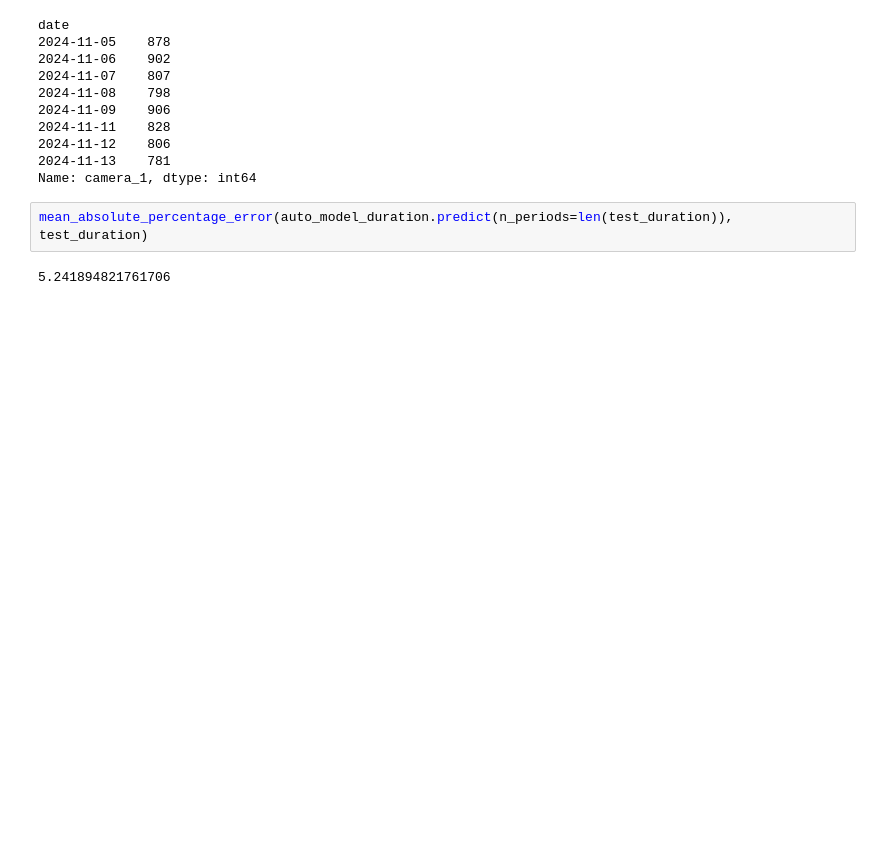
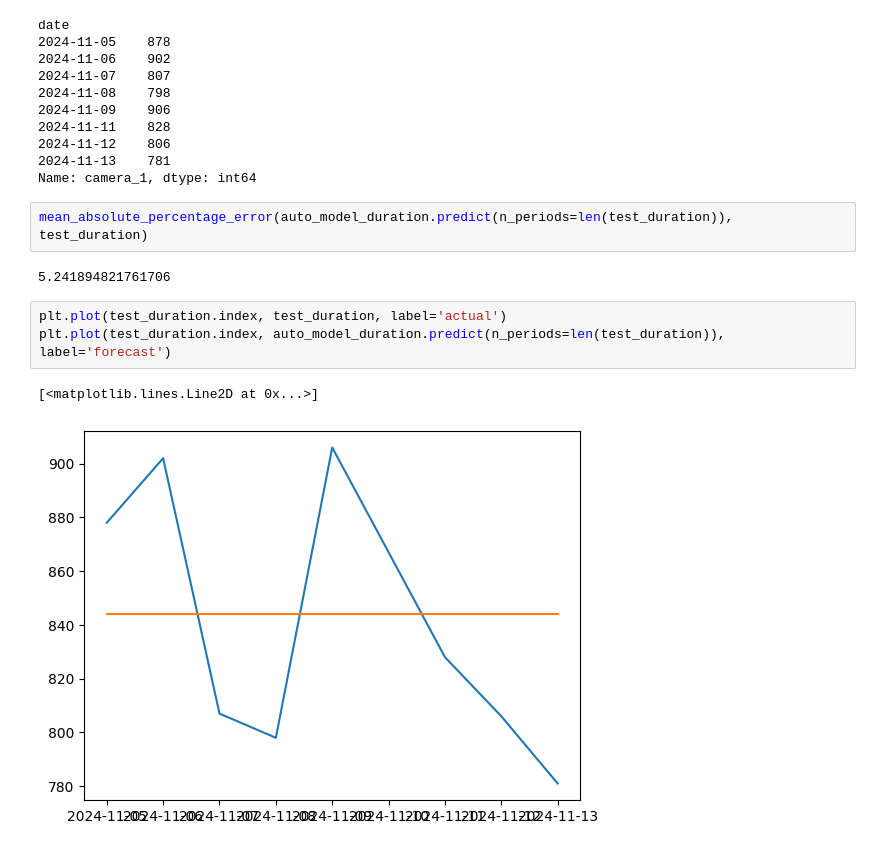
Before and after one commit to balaji1029/dai-homework-4, a Jupyter notebook: q1/q1c.ipynb, the cells around one changed output. Drawn from its saved outputs; the diff is of its cells as text; blank space fills up the shorter version.

```diff
--- a/q1/q1c.ipynb
+++ b/q1/q1c.ipynb
@@ -1063,3 +1084,9 @@ Name: camera_1, dtype: int64
 mean_absolute_percentage_error(auto_model_duration.predict(n_periods=len(test_duration)), test_duration)
 # %% [output]
 5.241894821761706
+# %%
+plt.plot(test_duration.index, test_duration, label='actual')
+plt.plot(test_duration.index, auto_model_duration.predict(n_periods=len(test_duration)), label='forecast')
+# %% [output]
+[<matplotlib.lines.Line2D at 0x...>]
+[figure, added]
```
Also changed, not shown: parts of 7 cells of this notebook, 11 other files.
